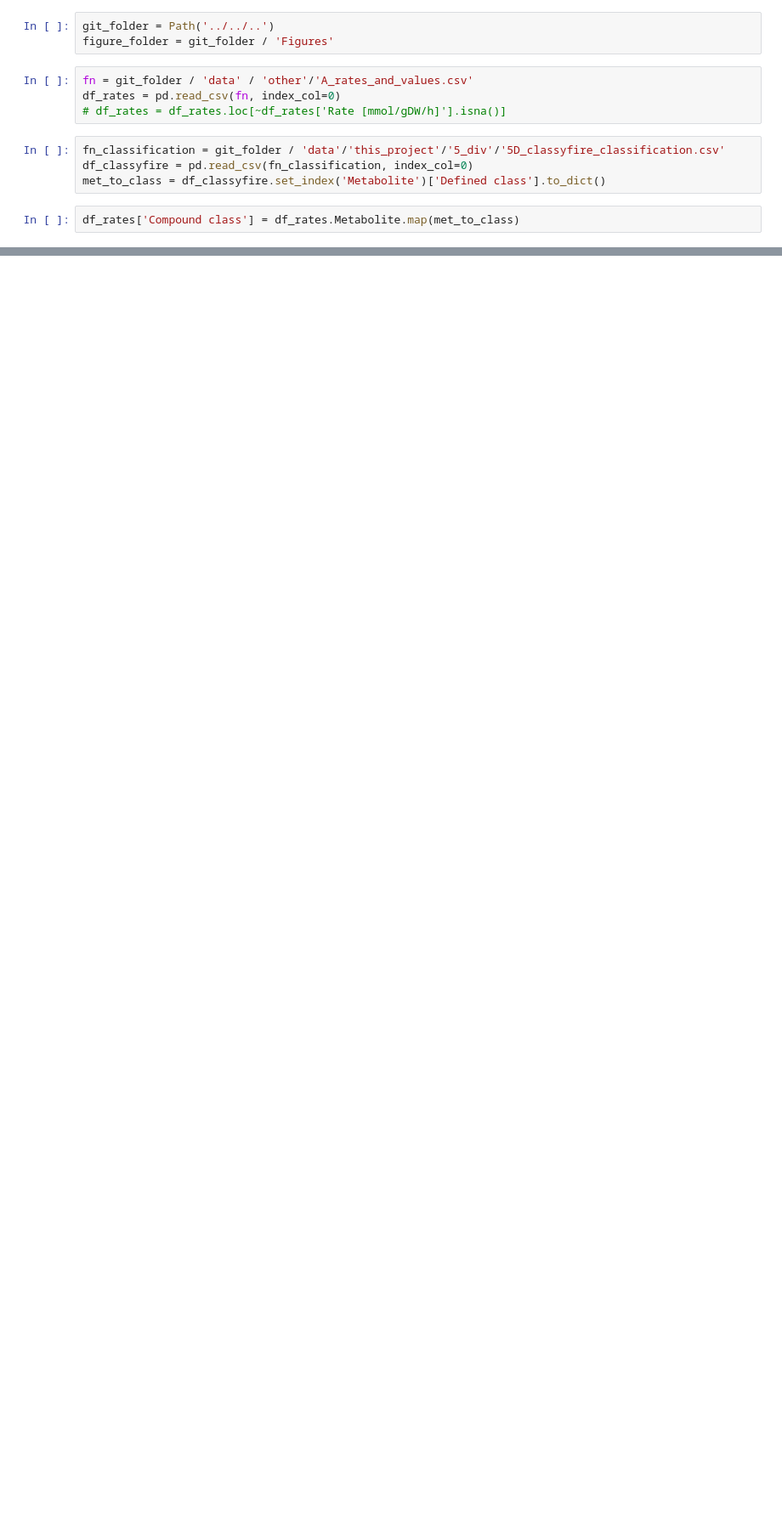
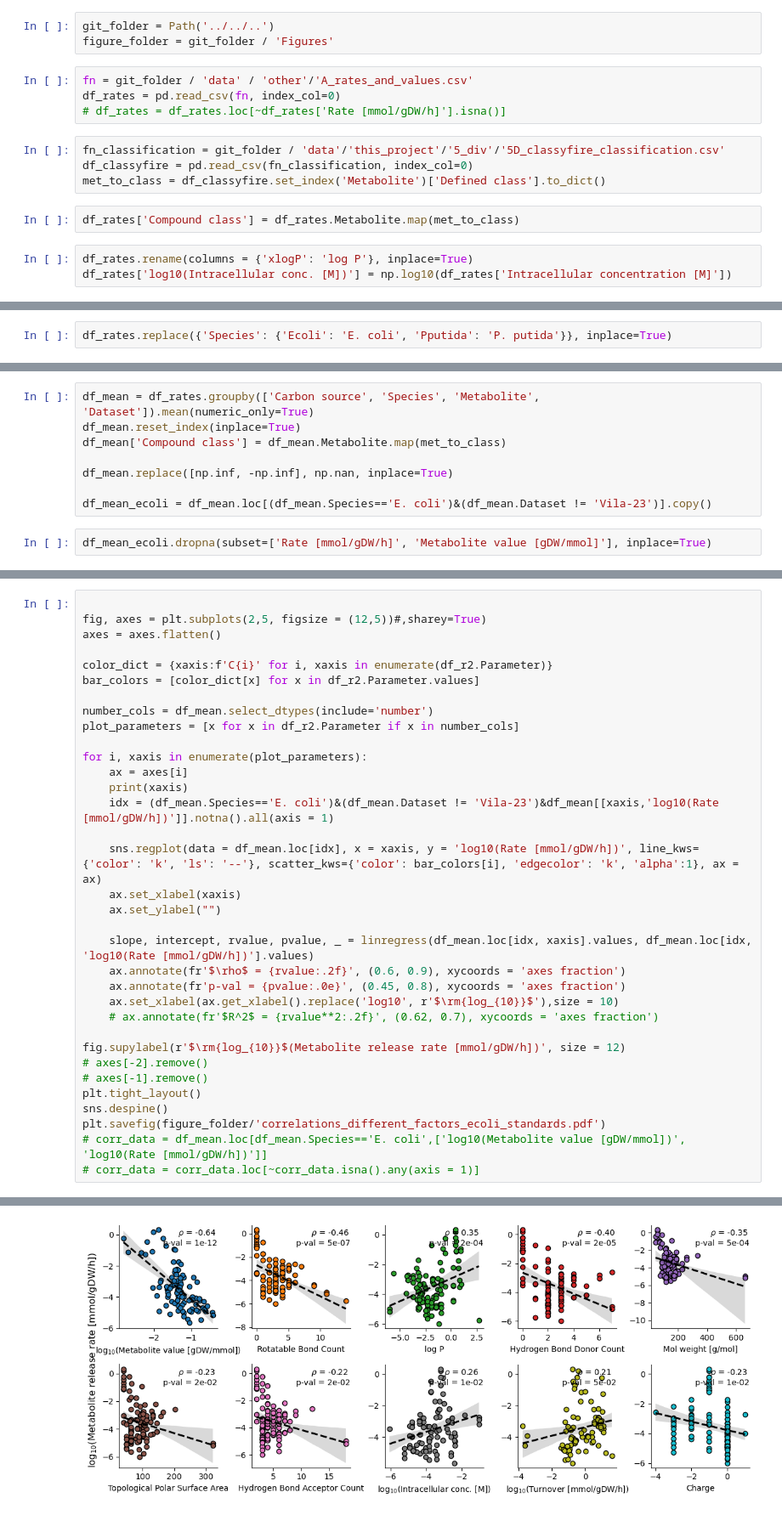
Before and after one commit to sulheim/metabolite-release, a Jupyter notebook: notebooks/1_release_rates/4_div/4D_make_figure_2.ipynb, the cells around one changed output, grey strips where cells are left out. Shown: that part at 85% size. Cells and saved outputs as stored; diff of their text form; blank space fills up the shorter version.

```diff
--- a/notebooks/1_release_rates/4_div/4D_make_figure_2.ipynb
+++ b/notebooks/1_release_rates/4_div/4D_make_figure_2.ipynb
@@ -20,3 +22,5 @@ met_to_class = df_classyfire.set_index('Metabolite')['Defined class'].to_dict()
 # %%
 df_rates['Compound class'] = df_rates.Metabolite.map(met_to_class)
 # %%
+df_rates.rename(columns = {'xlogP': 'log P'}, inplace=True)
+df_rates['log10(Intracellular conc. [M])'] = np.log10(df_rates['Intracellular concentration [M]'])
@@ -27,0 +27,2 @@ Index(['Metabolite', 'InChIKey', 'ClassyFy Status', 'Kingdom', 'Superclass',
+# %%
+df_rates.replace({'Species': {'Ecoli': 'E. coli', 'Pputida': 'P. putida'}}, inplace=True)
@@ -27,0 +31,10 @@ Index(['Metabolite', 'InChIKey', 'ClassyFy Status', 'Kingdom', 'Superclass',
+# %%
+df_mean = df_rates.groupby(['Carbon source', 'Species', 'Metabolite', 'Dataset']).mean(numeric_only=True)
+df_mean.reset_index(inplace=True)
+df_mean['Compound class'] = df_mean.Metabolite.map(met_to_class)
+
+df_mean.replace([np.inf, -np.inf], np.nan, inplace=True)
+
+df_mean_ecoli = df_mean.loc[(df_mean.Species=='E. coli')&(df_mean.Dataset != 'Vila-23')].copy()
+# %%
+df_mean_ecoli.dropna(subset=['Rate [mmol/gDW/h]', 'Metabolite value [gDW/mmol]'], inplace=True)
@@ -27,0 +119,35 @@ Index(['Metabolite', 'InChIKey', 'ClassyFy Status', 'Kingdom', 'Superclass',
+# %%
+
+fig, axes = plt.subplots(2,5, figsize = (12,5))#,sharey=True)
+axes = axes.flatten()
+
+color_dict = {xaxis:f'C{i}' for i, xaxis in enumerate(df_r2.Parameter)}
+bar_colors = [color_dict[x] for x in df_r2.Parameter.values]
+
+number_cols = df_mean.select_dtypes(include='number')
+plot_parameters = [x for x in df_r2.Parameter if x in number_cols]
+
+for i, xaxis in enumerate(plot_parameters):
+    ax = axes[i]
+    print(xaxis)
+    idx = (df_mean.Species=='E. coli')&(df_mean.Dataset != 'Vila-23')&df_mean[[xaxis,'log10(Rate [mmol/gDW/h])']].notna().all(axis = 1)
+
+    sns.regplot(data = df_mean.loc[idx], x = xaxis, y = 'log10(Rate [mmol/gDW/h])', line_kws={'color': 'k', 'ls': '--'}, scatter_kws={'color': bar_colors[i], 'edgecolor': 'k', 'alpha':1}, ax = ax)
+    ax.set_xlabel(xaxis)
+    ax.set_ylabel("")
+
+    slope, intercept, rvalue, pvalue, _ = linregress(df_mean.loc[idx, xaxis].values, df_mean.loc[idx, 'log10(Rate [mmol/gDW/h])'].values)
+    ax.annotate(fr'$\rho$ = {rvalue:.2f}', (0.6, 0.9), xycoords = 'axes fraction')
+    ax.annotate(fr'p-val = {pvalue:.0e}', (0.45, 0.8), xycoords = 'axes fraction')
+    ax.set_xlabel(ax.get_xlabel().replace('log10', r'$\rm{log_{10}}$'),size = 10)
+    # ax.annotate(fr'$R^2$ = {rvalue**2:.2f}', (0.62, 0.7), xycoords = 'axes fraction')
+
+fig.supylabel(r'$\rm{log_{10}}$(Metabolite release rate [mmol/gDW/h])', size = 12)
+# axes[-2].remove()
+# axes[-1].remove()
+plt.tight_layout()
+sns.despine()
+plt.savefig(figure_folder/'correlations_different_factors_ecoli_standards.pdf')
+# corr_data = df_mean.loc[df_mean.Species=='E. coli',['log10(Metabolite value [gDW/mmol])', 'log10(Rate [mmol/gDW/h])']]
+# corr_data = corr_data.loc[~corr_data.isna().any(axis = 1)]
+# %% [output]
@@ -27,0 +164 @@ Index(['Metabolite', 'InChIKey', 'ClassyFy Status', 'Kingdom', 'Superclass',
+[figure, added]
```
Also changed, not shown: parts of 9 cells of this notebook, 9 other files.
